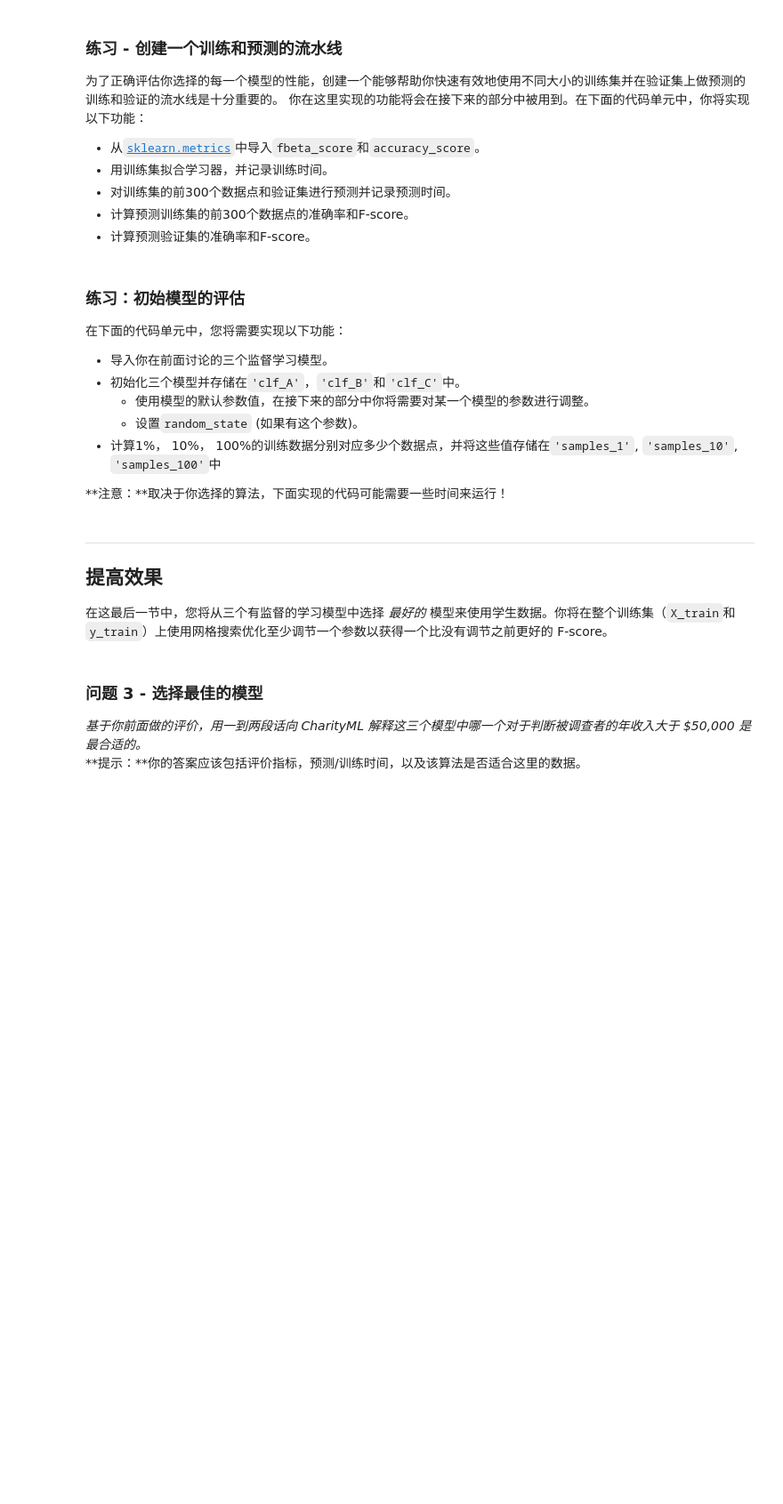
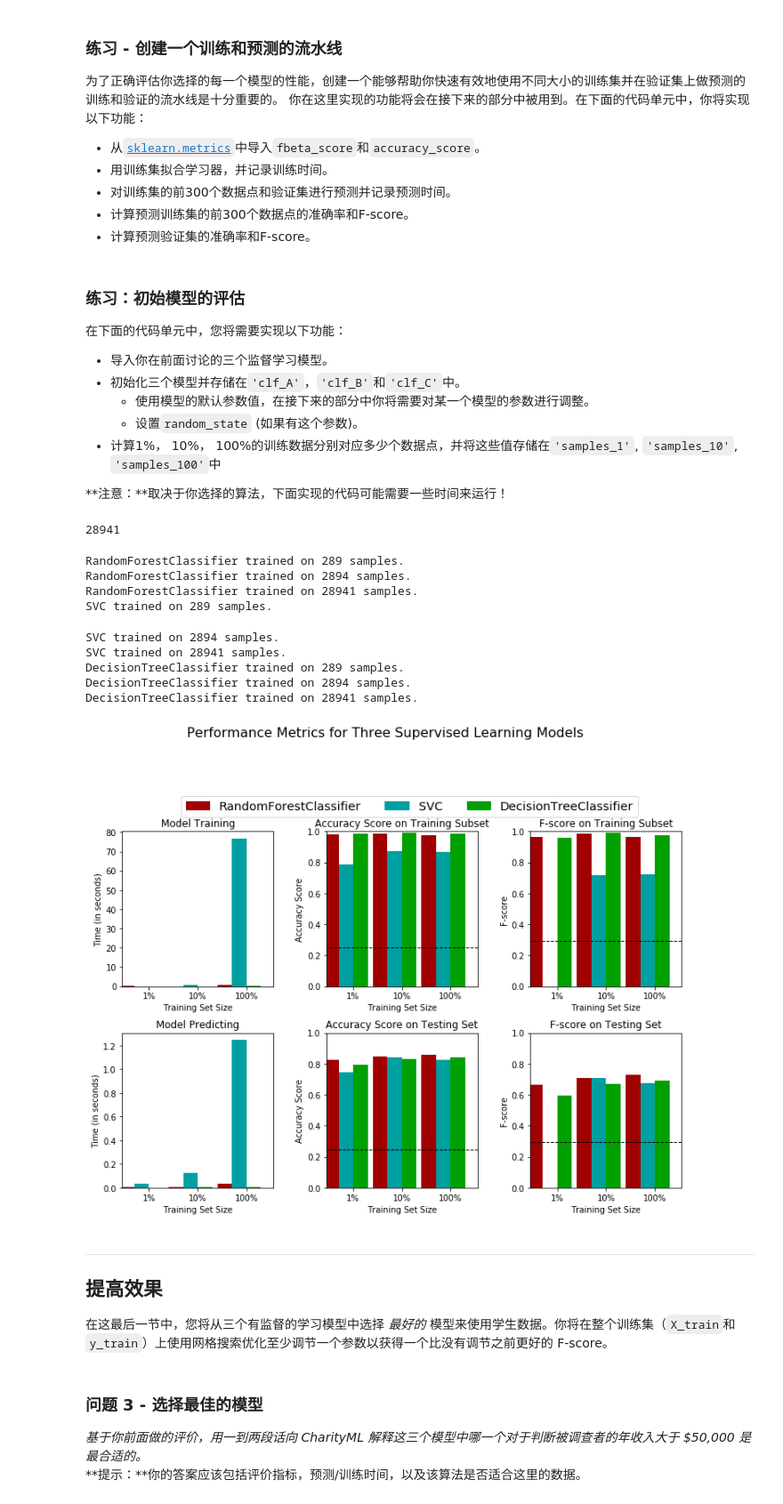
Before and after one commit to LiHua1997/finding_donors, a Jupyter notebook: finding_donors.ipynb, the cells around one changed output. Shown at 89% size. Saved outputs shown, nothing was run; the diff lists cells and outputs as text; code cells hidden in the pictures; blank space fills up the shorter version.

Commit message:
select certain model randomForest

```diff
--- a/finding_donors.ipynb
+++ b/finding_donors.ipynb
@@ -394,12 +394,12 @@ def train_predict(learner, sample_size, X_train, y_train, X_val, y_val):
 
     # TODO：使用sample_size大小的训练数据来拟合学习器
     # TODO: Fit the learner to the training data using slicing with 'sample_size'
-    X_train_sam = X_train.head(sample_size)
-    y_train_sam = y_train.head(sample_size)
-    X_val_sam = X_val_sam.head(sample_size)
-    y_val_sam = y_val_sam.head(sample_size)
+    #X_train_sam = X_train.head(sample_size)
+   # y_train_sam = y_train.head(sample_size)
+    #X_val_sam = X_val_sam.head(sample_size)
+    #y_val_sam = y_val_sam.head(sample_size)
     start = time() # 获得程序开始时间
-    learner.fit(X_train_sam, y_train_sam)
+    learner.fit(X_train.head(sample_size), y_train.head(sample_size))
     end = time() # 获得程序结束时间
 
     # TODO：计算训练时间
@@ -408,8 +408,8 @@ def train_predict(learner, sample_size, X_train, y_train, X_val, y_val):
     # TODO: 得到在验证集上的预测值
     #       然后得到对前300个训练数据的预测结果
     start_pre = time() # 获得程序开始时间
-    predictions_val = learner.predict(X_val_sam.head(300))
-    predictions_train = learner.predict(X_train_sam.head(300))
+    predictions_val = learner.predict(X_val.head(300))
+    predictions_train = learner.predict(X_train.head(300))
     end_pre = time() # 获得程序结束时间
 
     # TODO：计算预测用时
@@ -442,29 +442,46 @@ def train_predict(learner, sample_size, X_train, y_train, X_val, y_val):
 - 计算1%， 10%， 100%的训练数据分别对应多少个数据点，并将这些值存储在`'samples_1'`, `'samples_10'`, `'samples_100'`中
 
 **注意：**取决于你选择的算法，下面实现的代码可能需要一些时间来运行！
+# %%
+print(X_train.shape[0])
+# %% [output]
+28941
 # %%
 # TODO：从sklearn中导入三个监督学习模型
-
+from sklearn.ensemble import RandomForestClassifier
+from sklearn.svm import SVC
+from sklearn.tree import DecisionTreeClassifier
 # TODO：初始化三个模型
-clf_A = None
-clf_B = None
-clf_C = None
+clf_A = RandomForestClassifier()
+clf_B = SVC()
+clf_C = DecisionTreeClassifier()
 
 # TODO：计算1%， 10%， 100%的训练数据分别对应多少点
-samples_1 = None
-samples_10 = None
-samples_100 = None
+samples_1 = int(0.01*X_train.shape[0])
+samples_10 = int(0.1*X_train.shape[0])
+samples_100 = int(X_train.shape[0])
 
 # 收集学习器的结果
 results = {}
 for clf in [clf_A, clf_B, clf_C]:
     clf_name = clf.__class__.__name__
     results[clf_name] = {}
     for i, samples in enumerate([samples_1, samples_10, samples_100]):
         results[clf_name][i] = train_predict(clf, samples, X_train, y_train, X_val, y_val)
 
 # 对选择的三个模型得到的评价结果进行可视化
 vs.evaluate(results, accuracy, fscore)
+# %% [output]
+RandomForestClassifier trained on 289 samples.
+RandomForestClassifier trained on 2894 samples.
+RandomForestClassifier trained on 28941 samples.
+SVC trained on 289 samples.
+SVC trained on 2894 samples.
+SVC trained on 28941 samples.
+DecisionTreeClassifier trained on 289 samples.
+DecisionTreeClassifier trained on 2894 samples.
+DecisionTreeClassifier trained on 28941 samples.
+[figure, added]
 # %% [markdown]
 ----
 ## 提高效果
```
Also changed, not shown: parts of 7 cells of this notebook.
